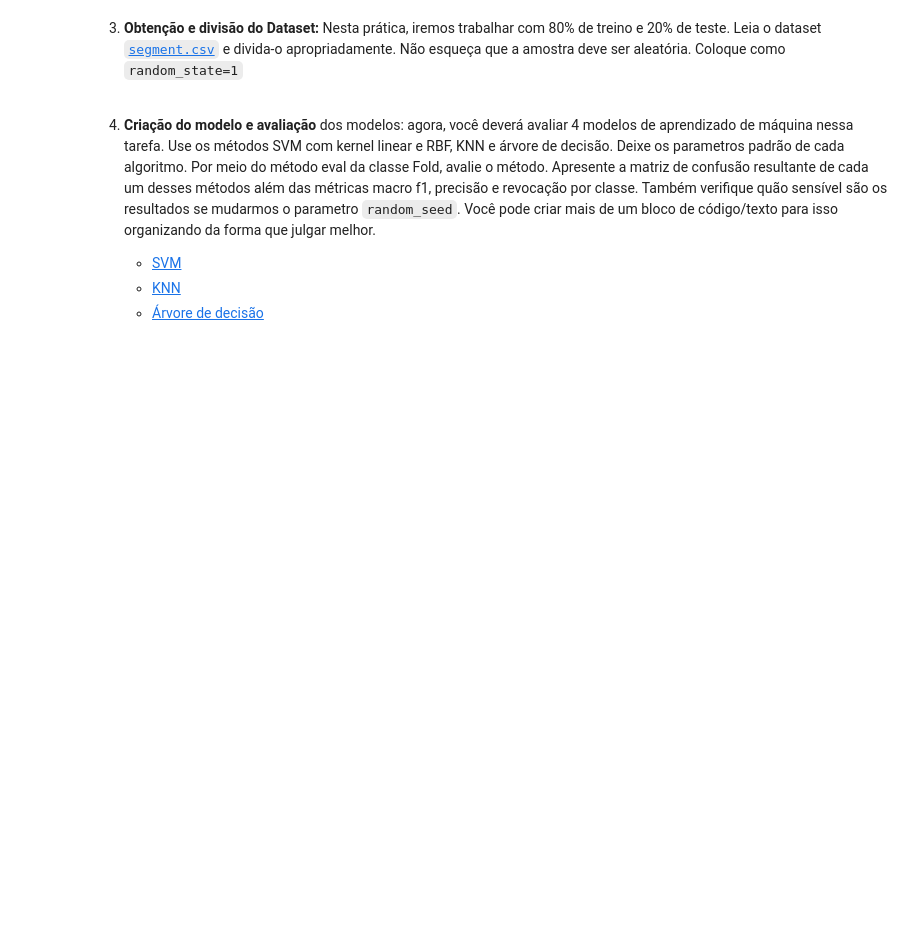
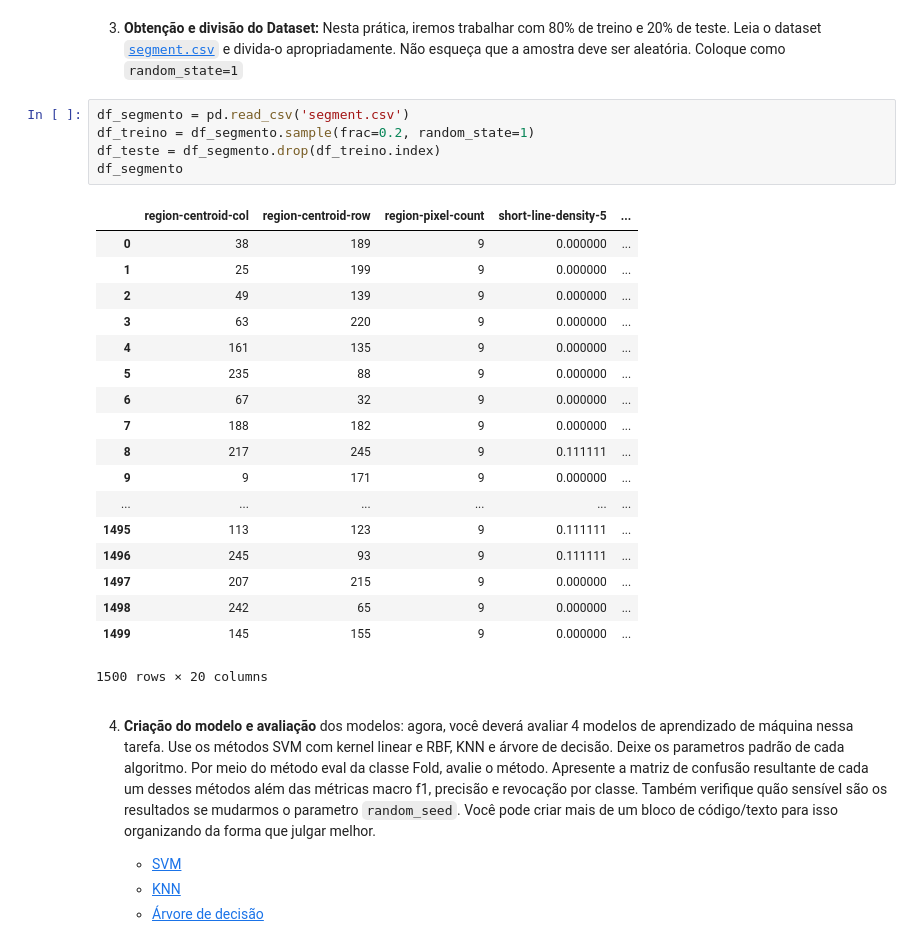
Before and after one commit to lucashuati/machine-learnig, a Jupyter notebook: pratica3/Avaliação - Classificação de Imagens.ipynb, the cells around one changed output. Drawn from its saved outputs; the diff is of its cells as text; blank space fills up the shorter version.

```diff
--- a/pratica3/Avaliação - Classificação de Imagens.ipynb
+++ b/pratica3/Avaliação - Classificação de Imagens.ipynb
@@ -117,6 +117,30 @@ A matriz de confusão já está implementada, as demais possuem algo para você
 2. **Método eval da classe fold**: O método `eval` passará como parametro um método de aprendizado de máquina (por ex, uma instancia de [Árvore de Decisão](https://scikit-learn.org/stable/modules/generated/sklearn.tree.DecisionTreeClassifier.html#sklearn.tree.DecisionTreeClassifier)). Assim, usando esse parametro, você deverá criar o modelo de treino (usando as features de `df_treino` e a sua classe) e classificar os elementos de `df_data_to_predict`.
 # %% [markdown]
 3. **Obtenção e divisão do Dataset:** Nesta prática, iremos trabalhar com 80% de treino e 20% de teste. Leia o dataset [`segment.csv`](segment.csv) e divida-o apropriadamente. Não esqueça que a amostra deve ser aleatória. Coloque como `random_state=1`
+# %%
+df_segmento = pd.read_csv('segment.csv')
+df_treino = df_segmento.sample(frac=0.2, random_state=1)
+df_teste = df_segmento.drop(df_treino.index)
+df_segmento
+# %% [output]
+|  | region-centroid-col | region-centroid-row | region-pixel-count | short-line-density-5 | ... |
+| 0 | 38 | 189 | 9 | 0.000000 | ... |
+| 1 | 25 | 199 | 9 | 0.000000 | ... |
+| 2 | 49 | 139 | 9 | 0.000000 | ... |
+| 3 | 63 | 220 | 9 | 0.000000 | ... |
+| 4 | 161 | 135 | 9 | 0.000000 | ... |
+| 5 | 235 | 88 | 9 | 0.000000 | ... |
+| 6 | 67 | 32 | 9 | 0.000000 | ... |
+| 7 | 188 | 182 | 9 | 0.000000 | ... |
+| 8 | 217 | 245 | 9 | 0.111111 | ... |
+| 9 | 9 | 171 | 9 | 0.000000 | ... |
+| ... | ... | ... | ... | ... | ... |
+| 1495 | 113 | 123 | 9 | 0.111111 | ... |
+| 1496 | 245 | 93 | 9 | 0.111111 | ... |
+| 1497 | 207 | 215 | 9 | 0.000000 | ... |
+| 1498 | 242 | 65 | 9 | 0.000000 | ... |
+| 1499 | 145 | 155 | 9 | 0.000000 | ... |
+1500 rows × 20 columns
 # %% [markdown]
 4. **Criação do modelo e avaliação** dos modelos: agora, você deverá avaliar 4 modelos de aprendizado de máquina nessa tarefa. Use os métodos SVM com kernel linear e RBF, KNN e árvore de decisão. Deixe os parametros padrão de cada algoritmo. Por meio do método eval da classe Fold, avalie o método. Apresente a matriz de confusão resultante de cada um desses métodos além das métricas macro f1, precisão e revocação por classe. Também verifique  quão sensível são os resultados se mudarmos o parametro `random_seed`. Você pode criar mais de um bloco de código/texto para isso organizando da forma que julgar melhor.
 
```
Also changed, not shown: parts of 13 cells of this notebook, 1 other file.
